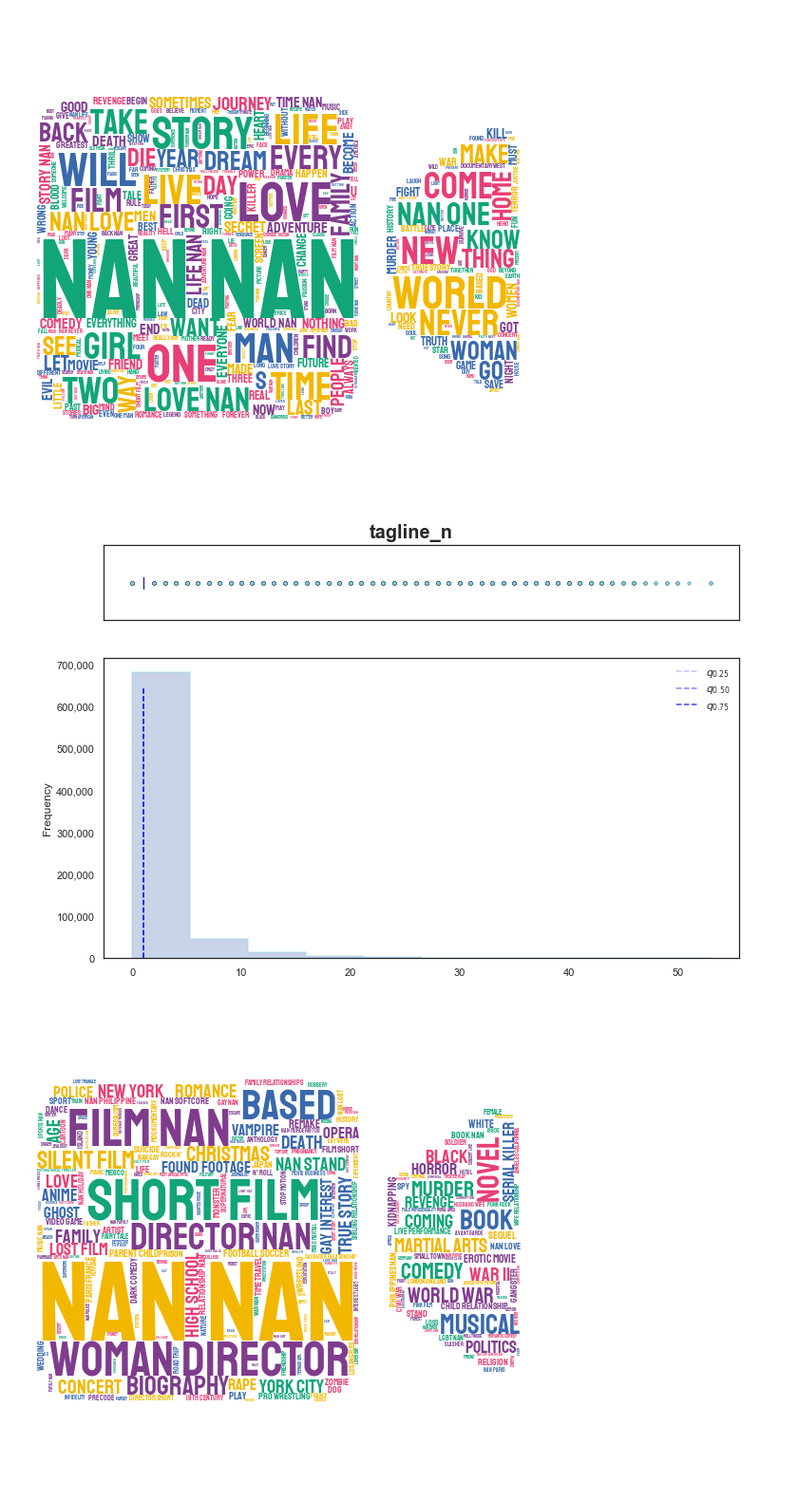
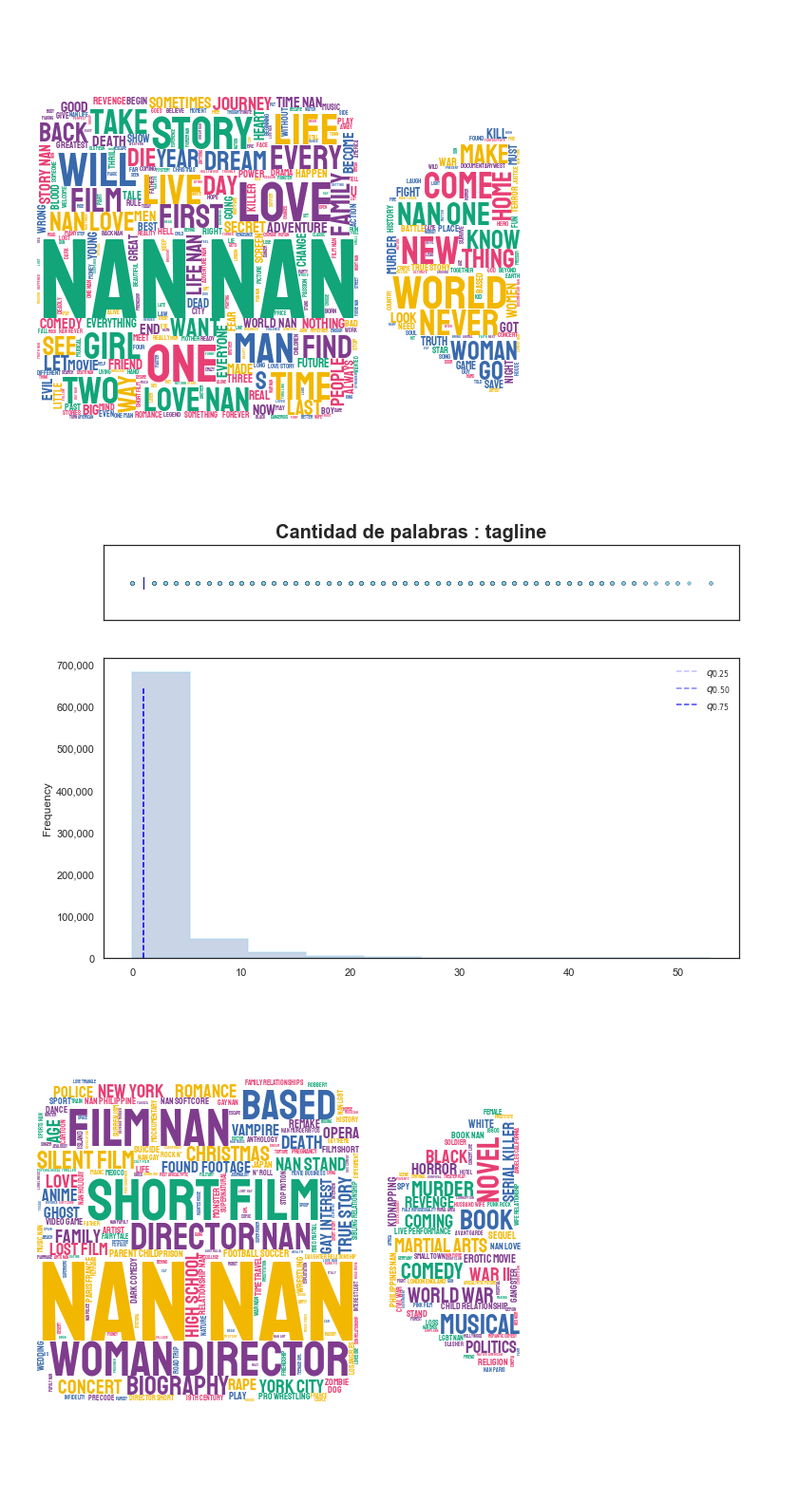
Before and after one commit to jesus-valencia97/Diplomado-en-ciencia-de-datos, a Jupyter notebook: Proyecto/Modulo 5/M1/M5 - Modulo1.ipynb, the cells around one changed output. Shown at 95% size. Cells and saved outputs as stored; diff of their text form; code cells hidden in the pictures.

```diff
--- a/Proyecto/Modulo 5/M1/M5 - Modulo1.ipynb
+++ b/Proyecto/Modulo 5/M1/M5 - Modulo1.ipynb
@@ -262,10 +268,10 @@ TC.cloud(TMDb,'tagline')
 # %% [output]
 [figure]
 # %%
-PlotUtils.hist_box(str_db,'tagline_n')
+PlotUtils.hist_box(str_db,'tagline_n',ctitle='Cantidad de palabras : tagline')
 plt.savefig('nwords_tagline.png')
 # %% [output]
-[figure, old version]
+[figure, new version]
 # %%
 TC.cloud(TMDb,'keywords')
 # %% [output]
```
Also changed, not shown: parts of 19 cells of this notebook.
